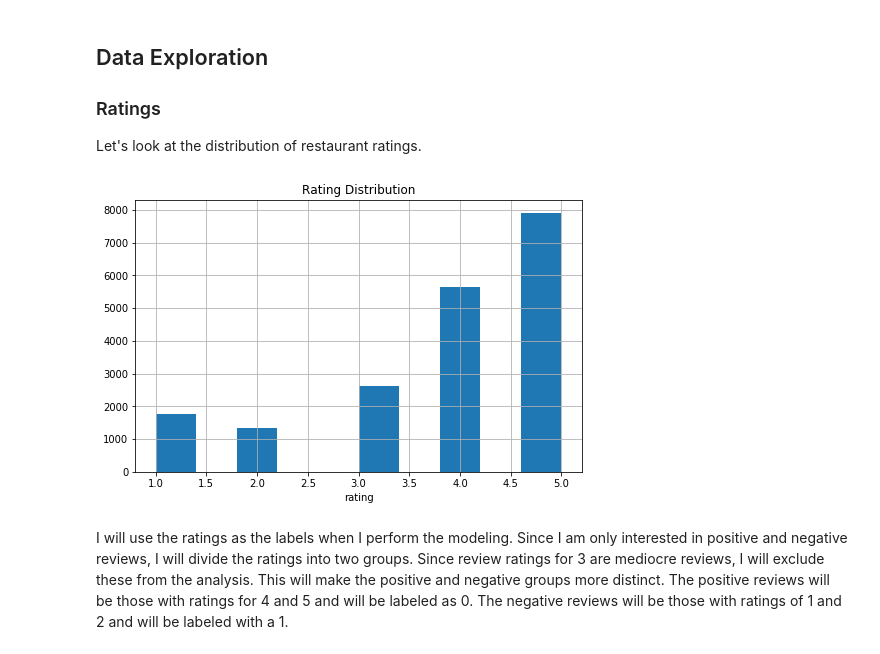
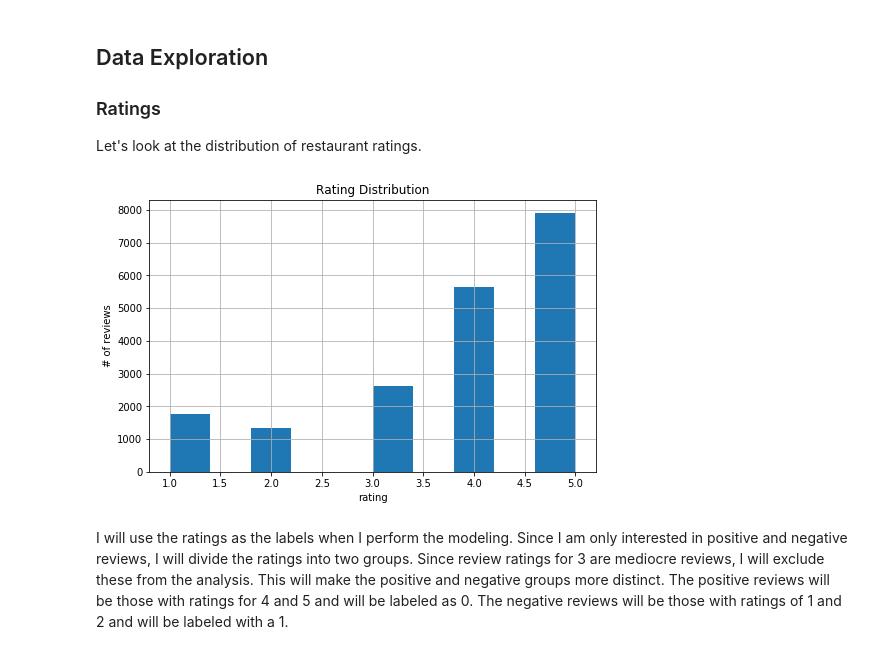
Before and after one commit to dmclark53/thinkful, a Jupyter notebook: Capstone-Projects/Final_Capstone/Achieving_Restaurant_Success/Data_Cleaning.ipynb, the cells around one changed output. Saved outputs shown, nothing was run; the diff lists cells and outputs as text; code cells hidden in the pictures.

Commit message:
Saved plots to file

```diff
--- a/Capstone-Projects/Final_Capstone/Achieving_Restaurant_Success/Data_Cleaning.ipynb
+++ b/Capstone-Projects/Final_Capstone/Achieving_Restaurant_Success/Data_Cleaning.ipynb
@@ -92,10 +86,12 @@ Let's look at the distribution of restaurant ratings.
 # %%
 df_reviews['rating'].hist(figsize=(8, 5))
 plt.title('Rating Distribution')
 plt.xlabel('rating')
+plt.ylabel('# of reviews')
+plt.savefig(os.path.join(PROJECT_PATH, 'images/rating_distribution.png'))
 plt.show()
 # %% [output]
-[figure, old version]
+[figure, new version]
 # %% [markdown]
 I will use the ratings as the labels when I perform the modeling. Since I am only interested in positive and negative reviews, I will divide the ratings into two groups. Since review ratings for 3 are mediocre reviews, I will exclude these from the analysis. This will make the positive and negative groups more distinct. The positive reviews will be those with ratings for 4 and 5 and will be labeled as 0. The negative reviews will be those with ratings of 1 and 2 and will be labeled with a 1.
 # %%
```
Also changed, not shown: parts of 6 cells of this notebook, 3 other files.
